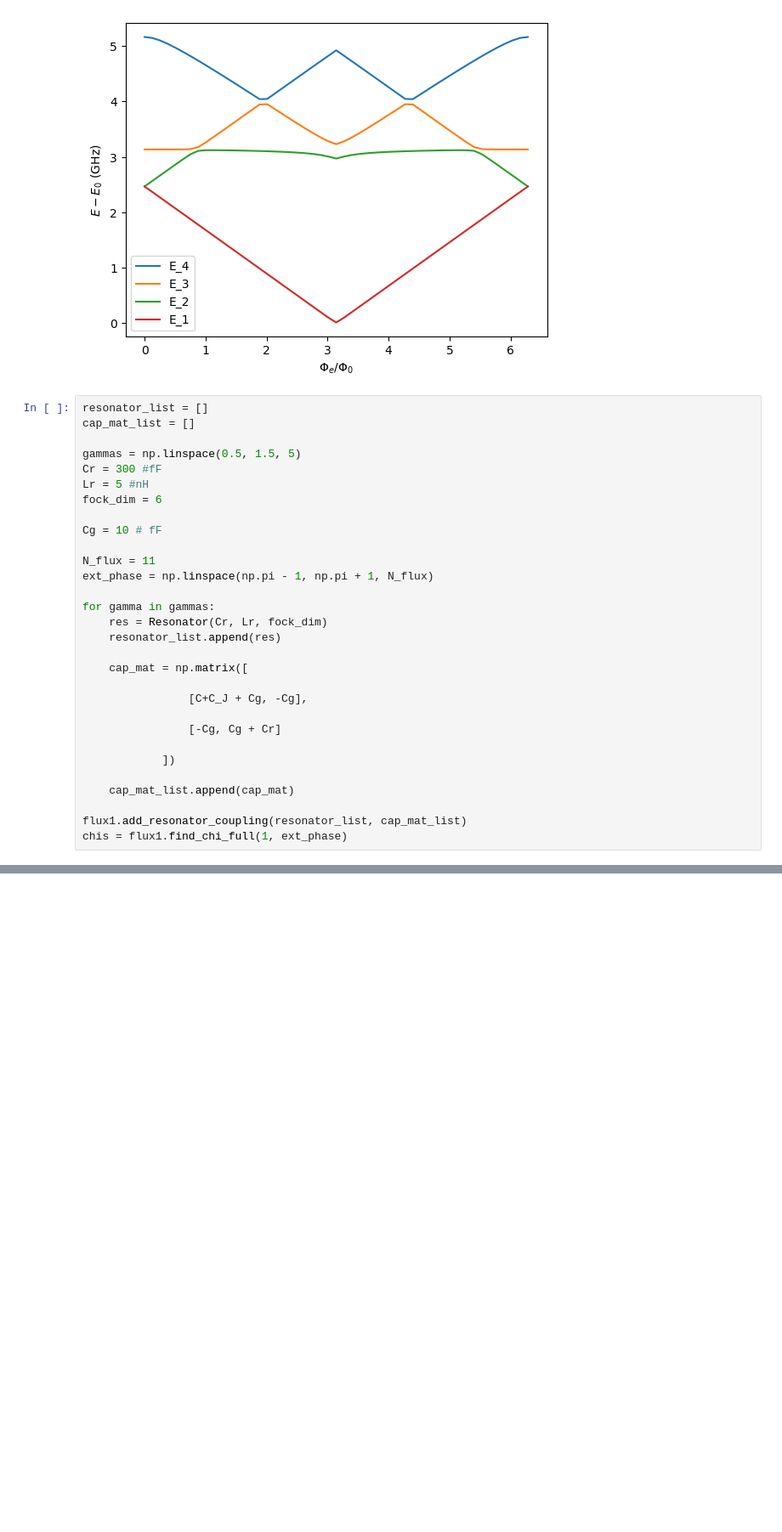
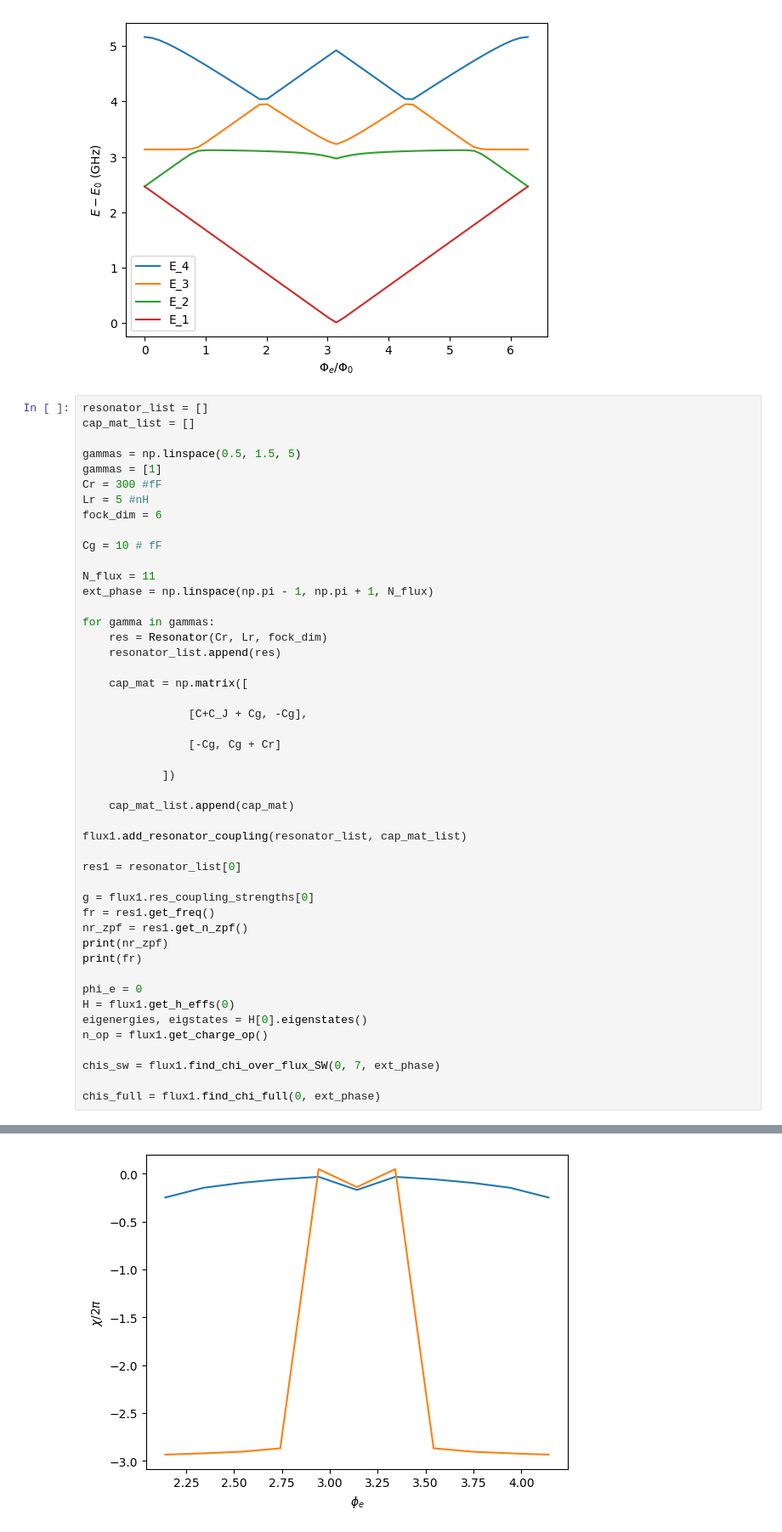
Before and after one commit to tyrasamenius/fluxonium_readout, a Jupyter notebook: Fluxonium_notebook.ipynb, the cells around one changed output, grey strips where cells are left out. Shown at 85% size. Drawn from its saved outputs; the diff is of its cells as text; blank space fills up the shorter version.

Commit message:
added SW chi calculation, made h_eff and E_C_eff handle several resonators, and corrected resonator frequency expression

```diff
--- a/Fluxonium_notebook.ipynb
+++ b/Fluxonium_notebook.ipynb
@@ -40,6 +38,7 @@ resonator_list = []
 cap_mat_list = []
 
 gammas = np.linspace(0.5, 1.5, 5)
+gammas = [1]
 Cr = 300 #fF
 Lr = 5 #nH
 fock_dim = 6
@@ -64,4 +63,21 @@ for gamma in gammas:
     cap_mat_list.append(cap_mat)
 
 flux1.add_resonator_coupling(resonator_list, cap_mat_list)
-chis = flux1.find_chi_full(1, ext_phase)
+
+res1 = resonator_list[0]
+
+g = flux1.res_coupling_strengths[0]
+fr = res1.get_freq()
+nr_zpf = res1.get_n_zpf()
+print(nr_zpf)
+print(fr)
+
+phi_e = 0
+H = flux1.get_h_effs(0)
+eigenergies, eigstates = H[0].eigenstates()
+n_op = flux1.get_charge_op()
+
+chis_sw = flux1.find_chi_over_flux_SW(0, 7, ext_phase)
+
+chis_full = flux1.find_chi_full(0, ext_phase)
+# %% [output]
@@ -67,0 +86 @@ chis = flux1.find_chi_full(1, ext_phase)
+[figure, added]
```
Also changed, not shown: parts of 3 cells of this notebook, 1 other file.
